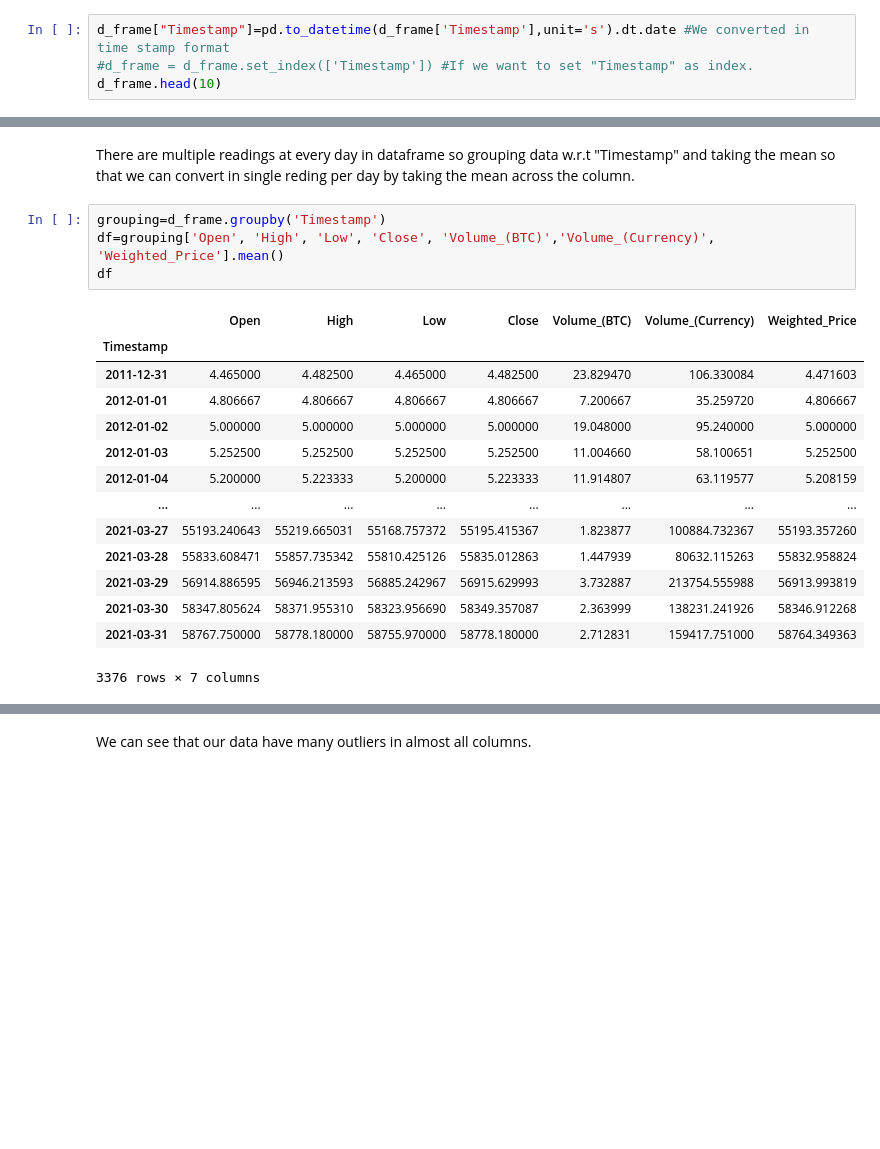
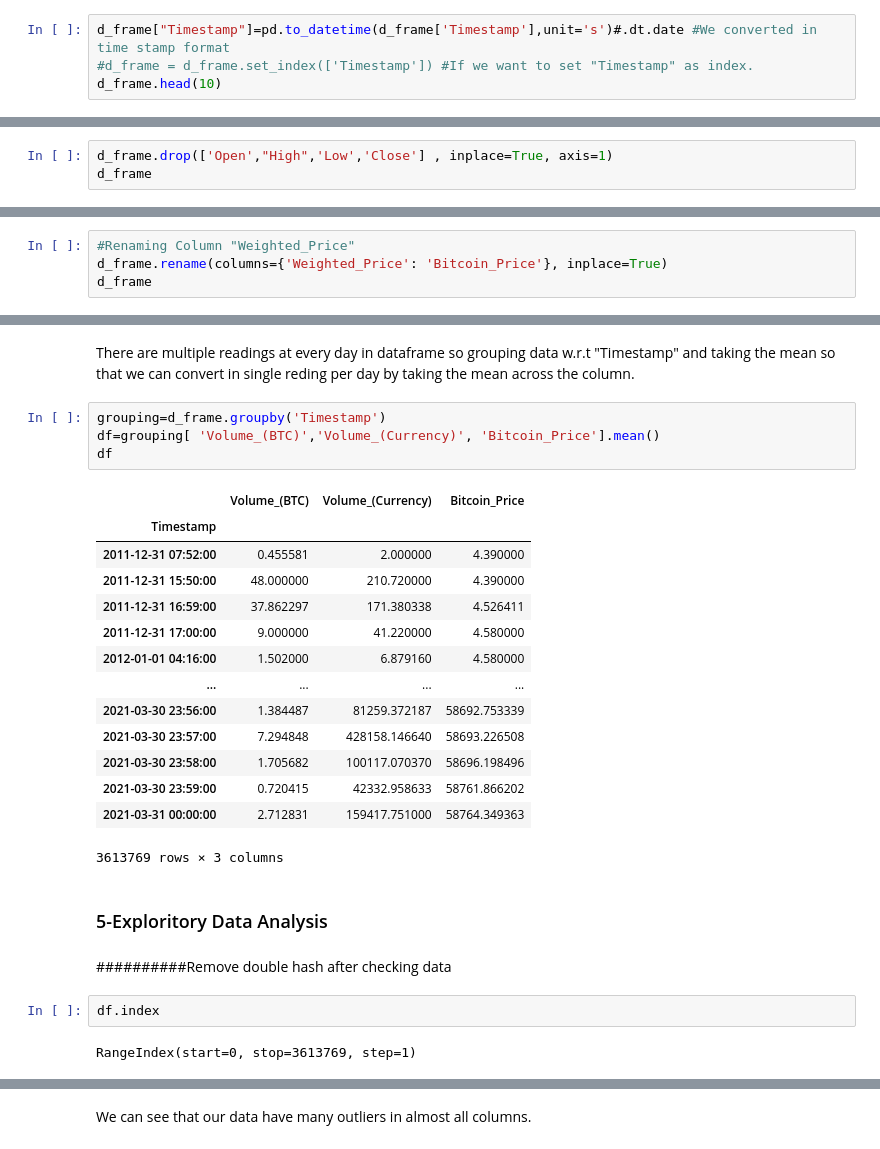
Before and after one commit to FaizanHameed1/Bitcoin-Price-Prediction-using-LSTM, a Jupyter notebook: Bitcoin_Price_Prediction_using_LSTM.ipynb, the cells around one changed output, grey strips where cells are left out. Cells and saved outputs as stored; diff of their text form; blank space fills up the shorter version.

```diff
--- a/Bitcoin_Price_Prediction_using_LSTM.ipynb
+++ b/Bitcoin_Price_Prediction_using_LSTM.ipynb
@@ -171,7 +177,7 @@ False
 # %% [markdown]
 Now we are going to convert time stemp to date.
 # %%
-d_frame["Timestamp"]=pd.to_datetime(d_frame['Timestamp'],unit='s').dt.date #We converted in time stamp format
+d_frame["Timestamp"]=pd.to_datetime(d_frame['Timestamp'],unit='s')#.dt.date #We converted in time stamp format
 #d_frame = d_frame.set_index(['Timestamp']) #If we want to set "Timestamp" as index.
 d_frame.head(10)
 # %% [output]
@@ -208,0 +224,3 @@ d_frame.shape # No of rows and columns in this dataframe
+# %%
+d_frame.drop(['Open',"High",'Low','Close'] , inplace=True, axis=1)
+d_frame
@@ -208,0 +241,4 @@ d_frame.shape # No of rows and columns in this dataframe
+# %%
+#Renaming Column "Weighted_Price"
+d_frame.rename(columns={'Weighted_Price': 'Bitcoin_Price'}, inplace=True)
+d_frame
@@ -210,23 +260,31 @@ d_frame.shape # No of rows and columns in this dataframe
 There are multiple readings at every day in dataframe so  grouping data w.r.t "Timestamp" and taking the mean so that we can convert in single reding per day by taking the mean across the column.
 # %%
 grouping=d_frame.groupby('Timestamp')
-df=grouping['Open', 'High', 'Low', 'Close', 'Volume_(BTC)','Volume_(Currency)', 'Weighted_Price'].mean()
+df=grouping[ 'Volume_(BTC)','Volume_(Currency)', 'Bitcoin_Price'].mean()
 df
 # %% [output]
-|  | Open | High | Low | Close | Volume_(BTC) | Volume_(Currency) | Weighted_Price |
-| Timestamp |  |  |  |  |  |  |  |
-| 2011-12-31 | 4.465000 | 4.482500 | 4.465000 | 4.482500 | 23.829470 | 106.330084 | 4.471603 |
-| 2012-01-01 | 4.806667 | 4.806667 | 4.806667 | 4.806667 | 7.200667 | 35.259720 | 4.806667 |
-| 2012-01-02 | 5.000000 | 5.000000 | 5.000000 | 5.000000 | 19.048000 | 95.240000 | 5.000000 |
-| 2012-01-03 | 5.252500 | 5.252500 | 5.252500 | 5.252500 | 11.004660 | 58.100651 | 5.252500 |
-| 2012-01-04 | 5.200000 | 5.223333 | 5.200000 | 5.223333 | 11.914807 | 63.119577 | 5.208159 |
-| ... | ... | ... | ... | ... | ... | ... | ... |
-| 2021-03-27 | 55193.240643 | 55219.665031 | 55168.757372 | 55195.415367 | 1.823877 | 100884.732367 | 55193.357260 |
-| 2021-03-28 | 55833.608471 | 55857.735342 | 55810.425126 | 55835.012863 | 1.447939 | 80632.115263 | 55832.958824 |
-| 2021-03-29 | 56914.886595 | 56946.213593 | 56885.242967 | 56915.629993 | 3.732887 | 213754.555988 | 56913.993819 |
-| 2021-03-30 | 58347.805624 | 58371.955310 | 58323.956690 | 58349.357087 | 2.363999 | 138231.241926 | 58346.912268 |
-| 2021-03-31 | 58767.750000 | 58778.180000 | 58755.970000 | 58778.180000 | 2.712831 | 159417.751000 | 58764.349363 |
+|  | Volume_(BTC) | Volume_(Currency) | Bitcoin_Price |
+| Timestamp |  |  |  |
+| 2011-12-31 07:52:00 | 0.455581 | 2.000000 | 4.390000 |
+| 2011-12-31 15:50:00 | 48.000000 | 210.720000 | 4.390000 |
+| 2011-12-31 16:59:00 | 37.862297 | 171.380338 | 4.526411 |
+| 2011-12-31 17:00:00 | 9.000000 | 41.220000 | 4.580000 |
+| 2012-01-01 04:16:00 | 1.502000 | 6.879160 | 4.580000 |
+| ... | ... | ... | ... |
+| 2021-03-30 23:56:00 | 1.384487 | 81259.372187 | 58692.753339 |
+| 2021-03-30 23:57:00 | 7.294848 | 428158.146640 | 58693.226508 |
+| 2021-03-30 23:58:00 | 1.705682 | 100117.070370 | 58696.198496 |
+| 2021-03-30 23:59:00 | 0.720415 | 42332.958633 | 58761.866202 |
+| 2021-03-31 00:00:00 | 2.712831 | 159417.751000 | 58764.349363 |
-3376 rows × 7 columns
+3613769 rows × 3 columns
+# %% [markdown]
+### 5-Exploritory Data Analysis
+# %% [markdown]
+##########Remove double hash  after checking data
+# %%
+df.index
+# %% [output]
+RangeIndex(start=0, stop=3613769, step=1)
 # %%
 df.info()
 # %% [output]
```
Also changed, not shown: parts of 80 cells of this notebook.
